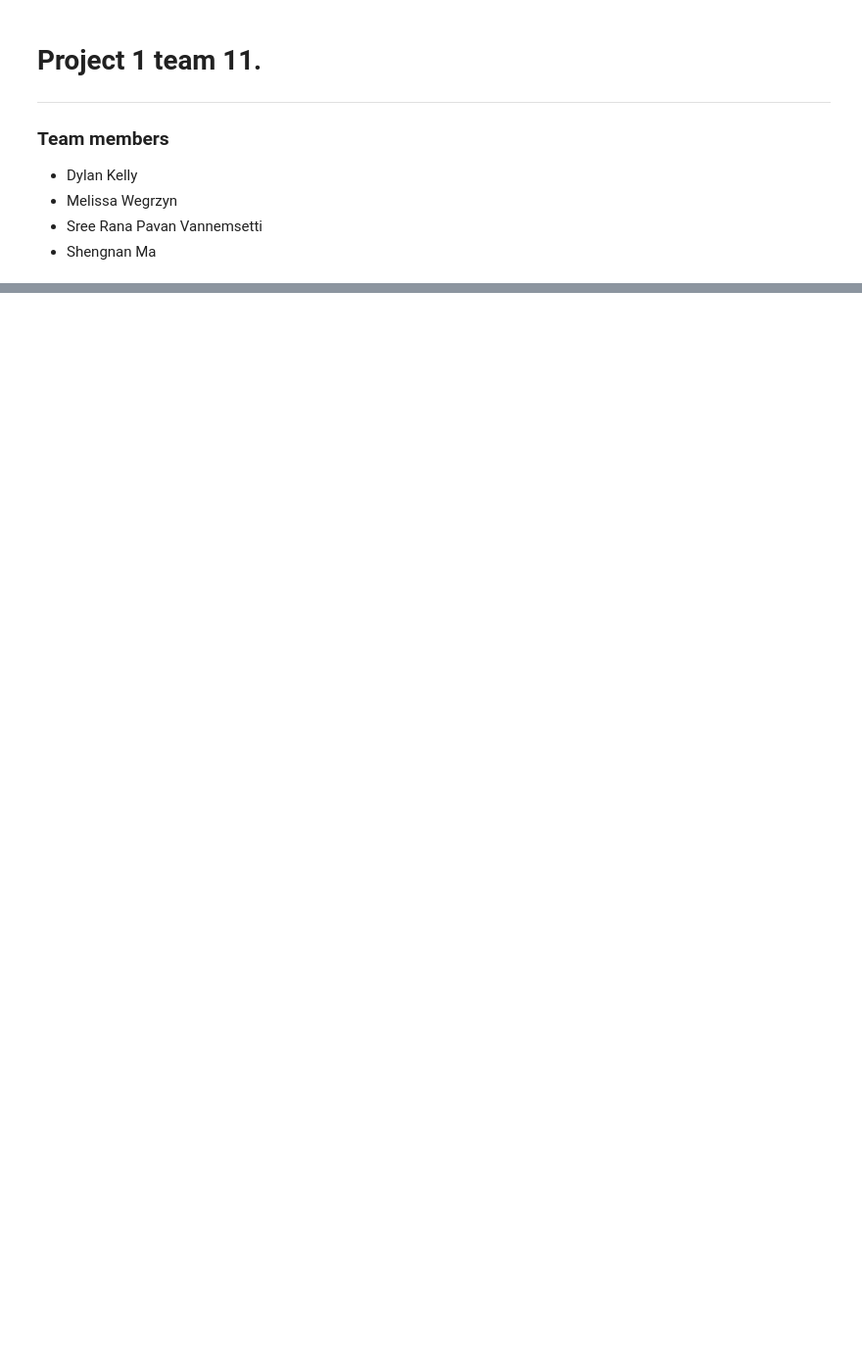
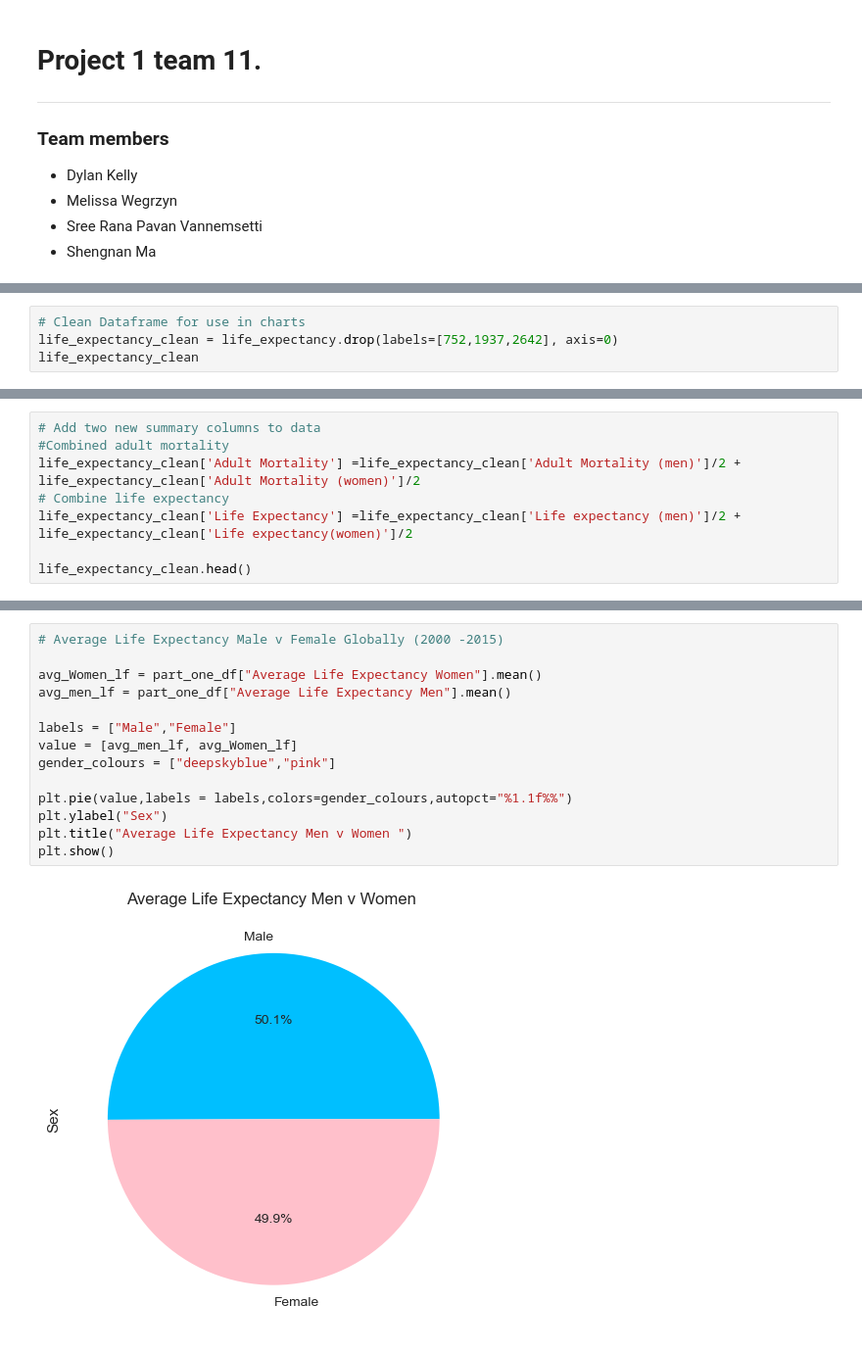
Before and after one commit to msncn/scs-pj1-team11, a Jupyter notebook: pj1_team11.ipynb, the cells around one changed output, grey strips where cells are left out. Shown at 98% size. Drawn from its saved outputs; the diff is of its cells as text; blank space fills up the shorter version.

```diff
--- a/pj1_team11.ipynb
+++ b/pj1_team11.ipynb
@@ -38,0 +67,4 @@ life_expectency.head()
+# %%
+# Clean Dataframe for use in charts
+life_expectancy_clean = life_expectancy.drop(labels=[752,1937,2642], axis=0)
+life_expectancy_clean
@@ -38,0 +91,8 @@ life_expectency.head()
+# %%
+# Add two new summary columns to data
+#Combined adult mortality
+life_expectancy_clean['Adult Mortality'] =life_expectancy_clean['Adult Mortality (men)']/2 + life_expectancy_clean['Adult Mortality (women)']/2
+# Combine life expectancy
+life_expectancy_clean['Life Expectancy'] =life_expectancy_clean['Life expectancy (men)']/2 + life_expectancy_clean['Life expectancy(women)']/2
+
+life_expectancy_clean.head()
@@ -38,0 +212,16 @@ life_expectency.head()
+# %%
+# Average Life Expectancy Male v Female Globally (2000 -2015)
+
+avg_Women_lf = part_one_df["Average Life Expectancy Women"].mean()
+avg_men_lf = part_one_df["Average Life Expectancy Men"].mean()
+
+labels = ["Male","Female"]
+value = [avg_men_lf, avg_Women_lf]
+gender_colours = ["deepskyblue","pink"]
+
+plt.pie(value,labels = labels,colors=gender_colours,autopct="%1.1f%%")
+plt.ylabel("Sex")
+plt.title("Average Life Expectancy Men v Women ")
+plt.show()
+# %% [output]
+[figure, added]
```
Also changed, not shown: parts of 16 cells of this notebook.
